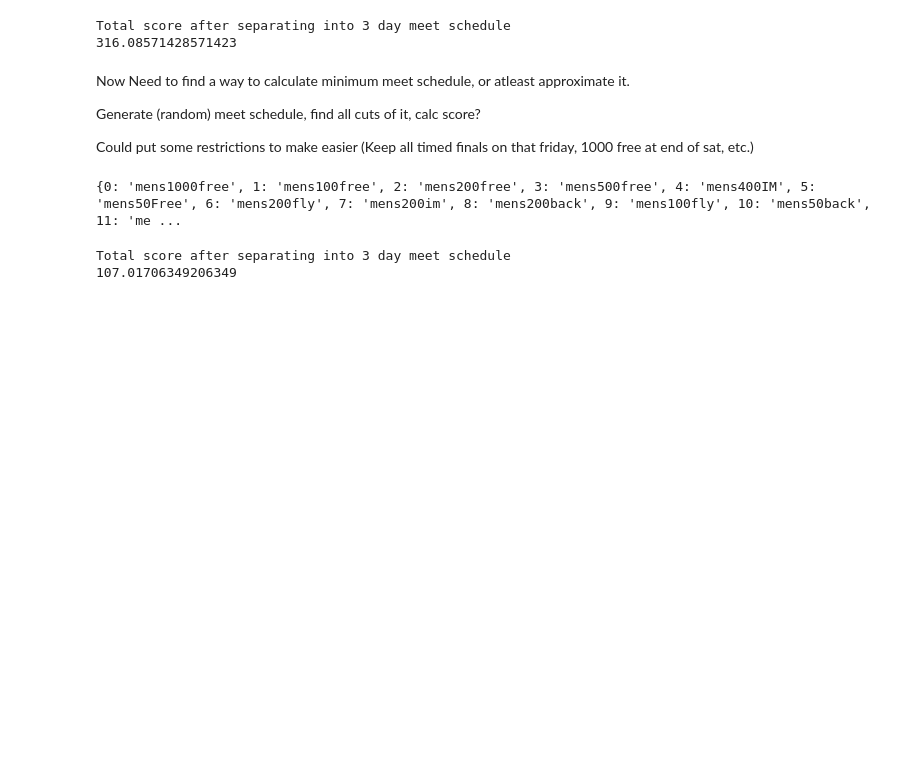
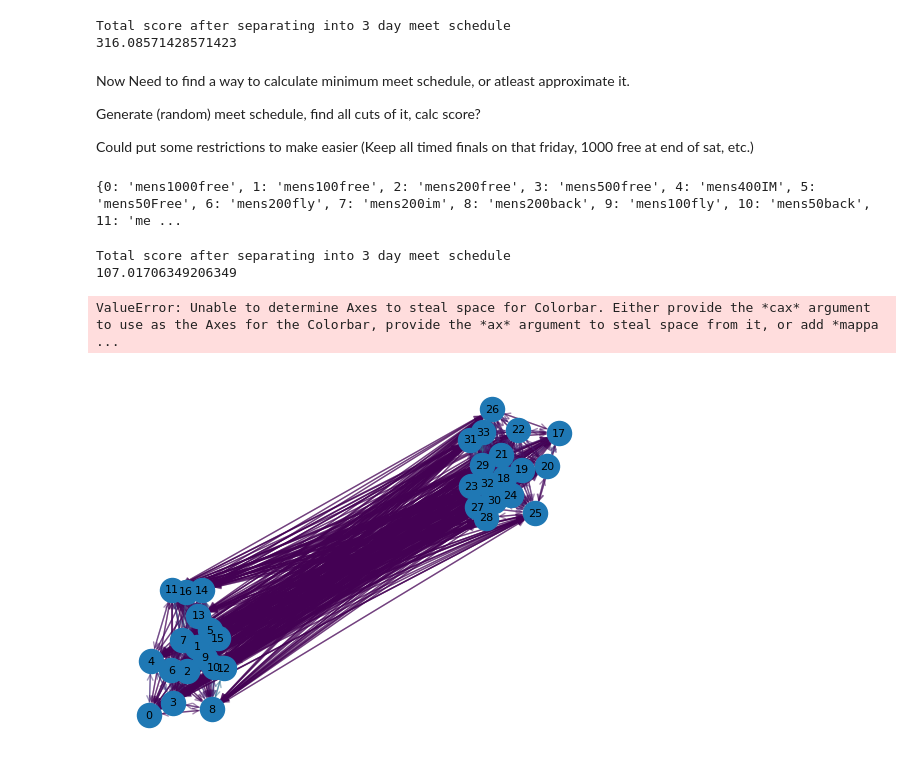
Before and after one commit to MitchKubina/CSCI4022_FinalProject, a Jupyter notebook: market_basket.ipynb, the cells around one changed output. Saved outputs shown, nothing was run; the diff lists cells and outputs as text; code cells hidden in the pictures; blank space fills up the shorter version.

```diff
--- a/market_basket.ipynb
+++ b/market_basket.ipynb
@@ -263,3 +278,56 @@ print(ncaa_total_score)
 # %% [output]
 Total score after separating into 3 day meet schedule
 107.01706349206349
+# %%
+import numpy as np
+import networkx as nx
+import matplotlib.pyplot as plt
+
+# Example 34x34 matrix
+matrix = np.random.rand(34, 34)  # Replace with your real matrix
+
+# Create a directed graph
+G = nx.DiGraph()
+
+# Add nodes
+for i in range(34):
+    G.add_node(i)
+
+# Add weighted edges
+for i in range(34):
+    for j in range(34):
+        if i != j:  # Optional: skip self-loops if you don't want arrows pointing to itself
+            if (i < j):
+                G.add_edge(i, j, weight = test_matrix[i, j])
+            else:
+                G.add_edge(i, j, weight = test_matrix[j, i])
+
+# Set positions (you can customize layout: spring_layout, circular_layout, etc.)
+pos = nx.spring_layout(G, seed=42)  # or try nx.circular_layout(G)
+
+# Draw nodes
+nx.draw_networkx_nodes(G, pos, node_size=300)
+
+# Draw edges with transparency based on weight
+edges = G.edges()
+weights = [G[u][v]['weight'] for u,v in edges]
+nx.draw_networkx_edges(
+    G, pos,
+    edgelist=edges,
+    arrowstyle='->',
+    arrowsize=10,
+    edge_color=weights,
+    #edge_cmap=plt.cm.plasma,  # Color map (choose your favorite)
+    width=1,
+    alpha = 0.5
+)
+
+# Draw labels (optional)
+nx.draw_networkx_labels(G, pos, font_size=8)
+
+plt.axis('off')
+plt.colorbar(plt.cm.ScalarMappable(cmap=plt.cm.plasma), label="Edge Weight Intensity")
+plt.show()
+# %% [output]
+ValueError: Unable to determine Axes to steal space for Colorbar. Either provide the *cax* argument to use as the Axes for the Colorbar, provide the *ax* argument to steal space from it, or add *mappa ...
+[figure, added]
```
Also changed, not shown: parts of 3 cells of this notebook.
